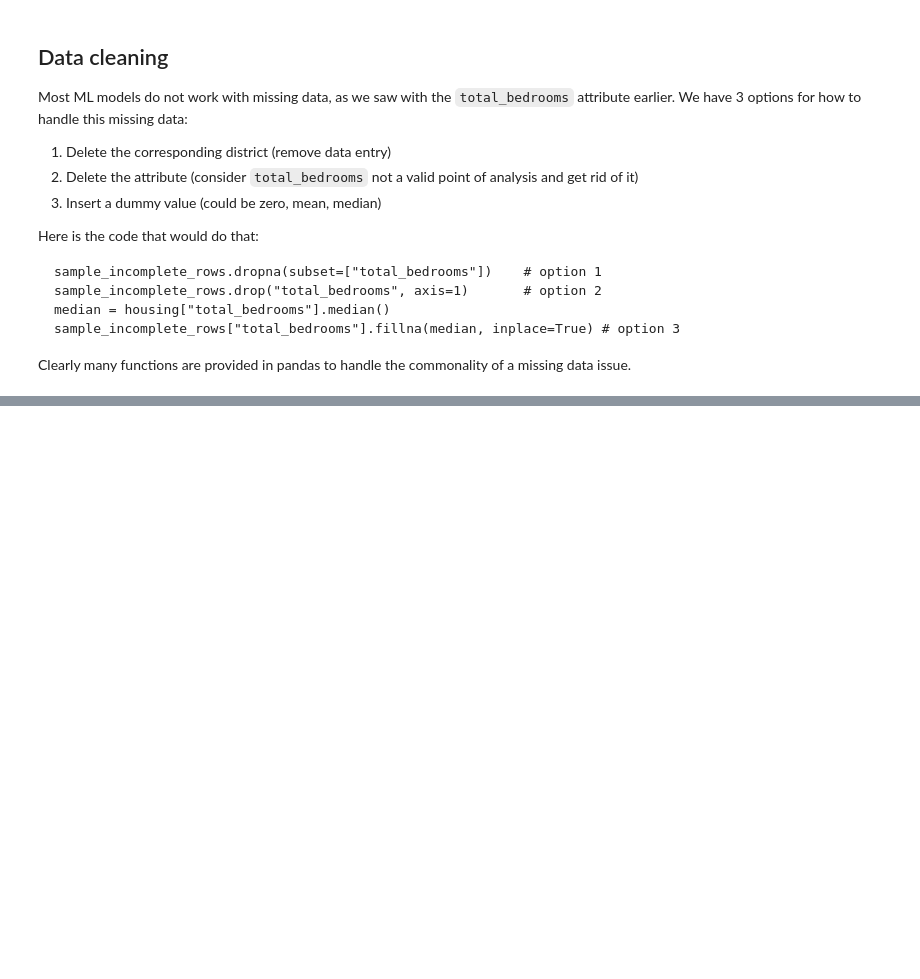
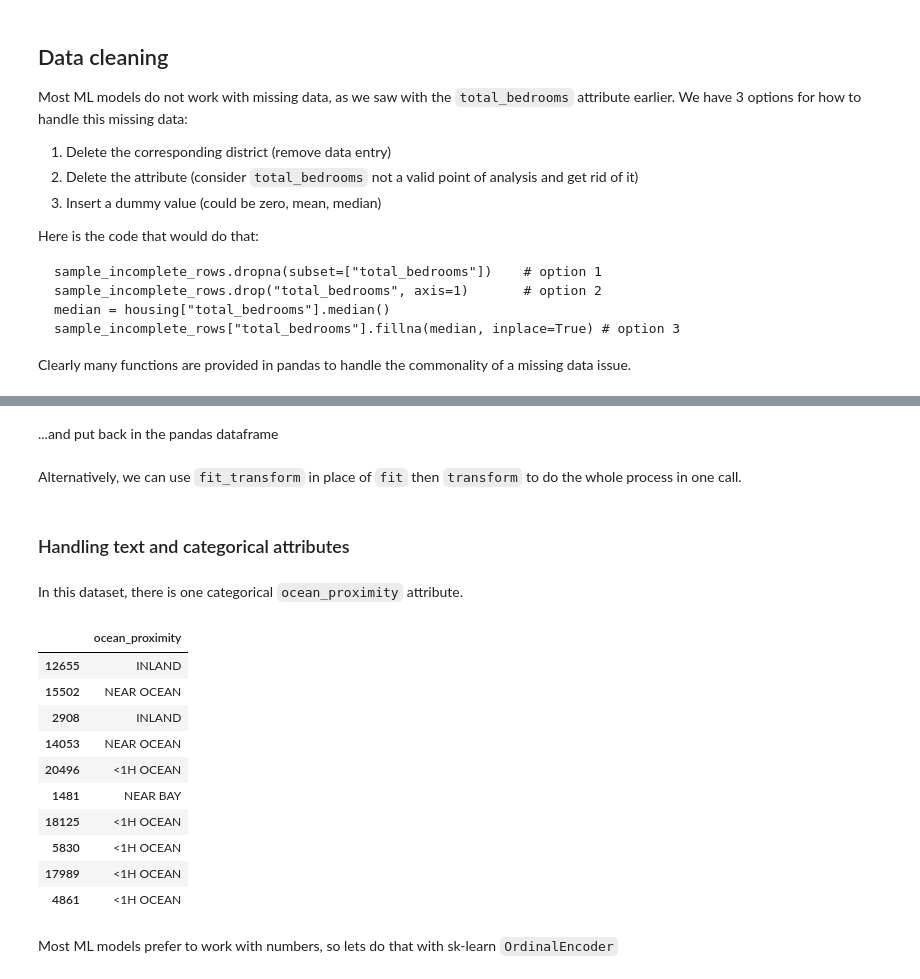
Before and after one commit to BWurster/hands-on-ml-workthrough, a Jupyter notebook: ch2/Housing.ipynb, the cells around one changed output, grey strips where cells are left out. Saved outputs shown, nothing was run; the diff lists cells and outputs as text; code cells hidden in the pictures; blank space fills up the shorter version.

```diff
--- a/ch2/Housing.ipynb
+++ b/ch2/Housing.ipynb
@@ -390,0 +424,2 @@ Clearly many functions are provided in pandas to handle the commonality of a mis
+# %% [markdown]
+...and put back in the pandas dataframe
@@ -390,0 +429,23 @@ Clearly many functions are provided in pandas to handle the commonality of a mis
+# %% [markdown]
+Alternatively, we can use `fit_transform` in place of `fit` then `transform` to do the whole process in one call.
+# %% [markdown]
+### Handling text and categorical attributes
+# %% [markdown]
+In this dataset, there is one categorical `ocean_proximity` attribute.
+# %%
+housing_cat = housing[["ocean_proximity"]]
+housing_cat.head(10)
+# %% [output]
+|  | ocean_proximity |
+| 12655 | INLAND |
+| 15502 | NEAR OCEAN |
+| 2908 | INLAND |
+| 14053 | NEAR OCEAN |
+| 20496 | <1H OCEAN |
+| 1481 | NEAR BAY |
+| 18125 | <1H OCEAN |
+| 5830 | <1H OCEAN |
+| 17989 | <1H OCEAN |
+| 4861 | <1H OCEAN |
+# %% [markdown]
+Most ML models prefer to work with numbers, so lets do that with sk-learn `OrdinalEncoder`
```
Also changed, not shown: parts of 55 cells of this notebook.
